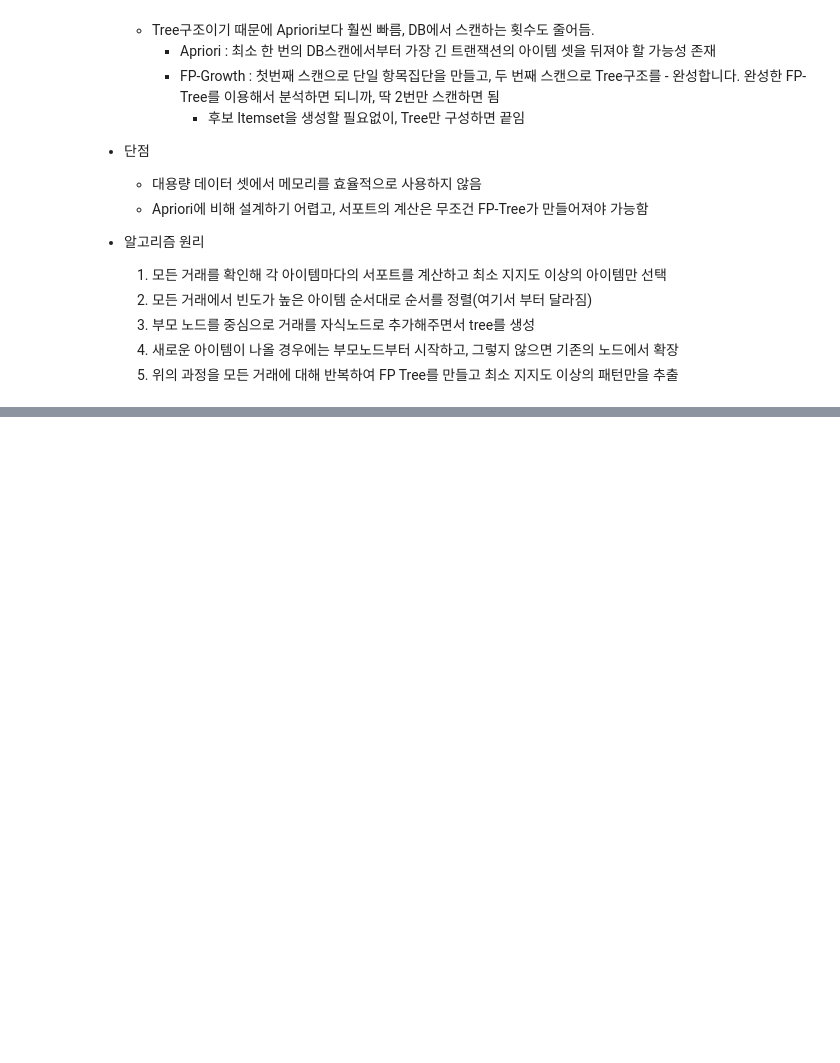
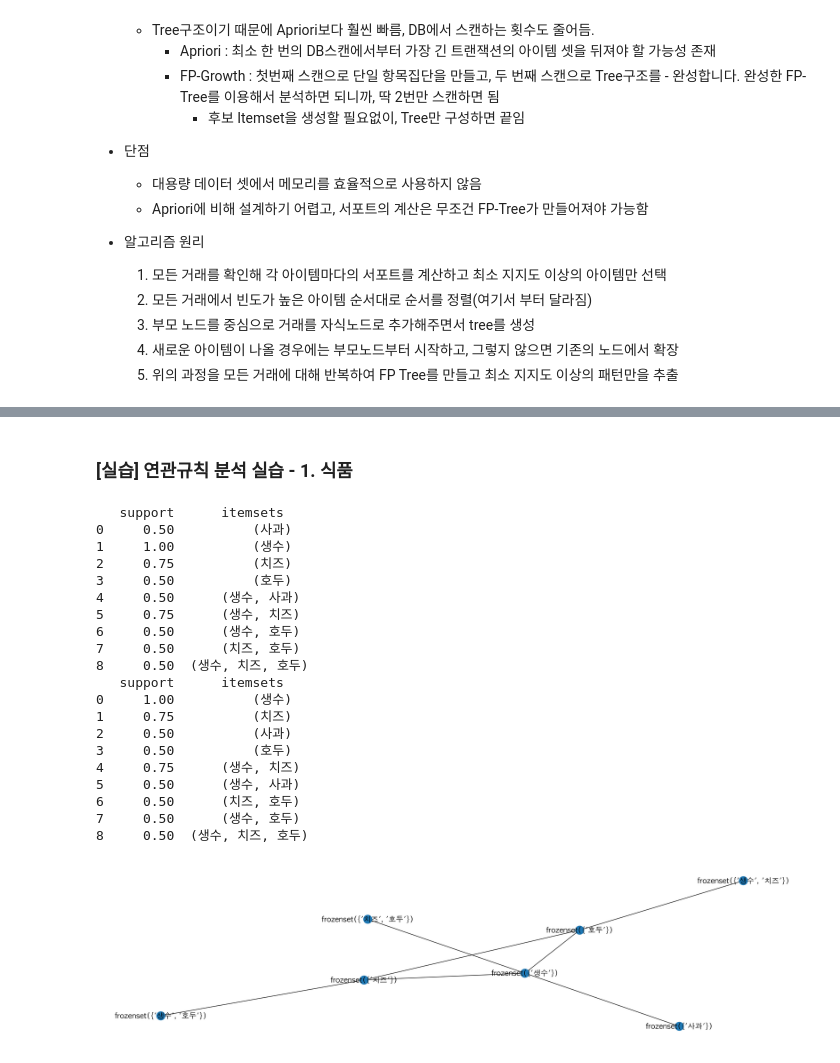
Before and after one commit to rileyko/PythonStudy, a Jupyter notebook: AssociationRule/AssociationRule.ipynb, the cells around one changed output, grey strips where cells are left out. Saved outputs shown, nothing was run; the diff lists cells and outputs as text; code cells hidden in the pictures; blank space fills up the shorter version.

Commit message:
Finish Association Rules

```diff
--- a/AssociationRule/AssociationRule.ipynb
+++ b/AssociationRule/AssociationRule.ipynb
@@ -123,0 +113,78 @@ https://www.notion.so/335e379cca8148b8b11d2a130d219bba?v=f1f8e28d224a4f72986ae5c
+# %% [markdown]
+### [실습] 연관규칙 분석 실습 - 1. 식품
+# %%
+dataset = [
+    ['🍎','🧀','💧'],
+    ['💧', '🥜','🧀','🐟'],
+    ['🍉','🍎','💧'],
+    ['💧','🥜','🧀','🌽']
+]
+dataset = [
+    ['사과','치즈','생수'],
+    ['생수', '호두','치즈','고등어'],
+    ['수박','사과','생수'],
+    ['생수','호두','치즈','옥수수']
+]
+
+from mlxtend.preprocessing import TransactionEncoder
+import pandas as pd
+
+# Transaction 자료형으로 변환
+# X : 전체 품목, y : 거래 아이디 (한장의 영수증)
+te = TransactionEncoder()
+te_ary = te.fit(dataset).transform(dataset)
+
+# DataFrame으로 변환
+df = pd.DataFrame(te_ary, columns = te.columns_)
+
+# Apriori 알고리즘
+from mlxtend.frequent_patterns import apriori
+frequent_itemsets = apriori(df, min_support=0.5, use_colnames=True)
+print(frequent_itemsets) #사과 살 확률 50%, 치즈 & 생수 살 확률 75%
+
+# FP-Growth 알고리즘
+# !pip install --upgrade mlxtend : 오류 날 경우 해당 명령어로 mlxtend를 업그레이드 시켜줌
+from mlxtend.frequent_patterns import fpgrowth
+frequent_itemsets = fpgrowth(df, min_support=0.5, use_colnames=True)
+print(frequent_itemsets)
+
+# confidence > 0.3 (기본값 0.8)
+from mlxtend.frequent_patterns import association_rules
+rules = association_rules(frequent_itemsets, metric="confidence", min_threshold=0.3)
+# print(rules) # antecedents: 조건절, consequents: 결과절
+
+#결과 시각화
+%matplotlib inline
+import matplotlib.pyplot as plt
+from matplotlib import rc
+# 한글폰트 설정
+font = rc('font', family='AppleGothic')
+plt.rcParams['axes.unicode_minus'] = False
+plt.rcParams['figure.dpi'] = 300
+
+import networkx as nx
+ga = nx.from_pandas_edgelist(rules, source='antecedents', target='consequents') #source: 그래프의 안쪽 노드, target: 그래프의 바깥쪽 노드
+plt.figure(figsize=(20,5))
+nx.draw(ga, with_labels=True, font_family= font, font_size=15)
+# %% [output]
+   support      itemsets
+0     0.50          (사과)
+1     1.00          (생수)
+2     0.75          (치즈)
+3     0.50          (호두)
+4     0.50      (생수, 사과)
+5     0.75      (생수, 치즈)
+6     0.50      (생수, 호두)
+7     0.50      (치즈, 호두)
+8     0.50  (생수, 치즈, 호두)
+   support      itemsets
+0     1.00          (생수)
+1     0.75          (치즈)
+2     0.50          (사과)
+3     0.50          (호두)
+4     0.75      (생수, 치즈)
+5     0.50      (생수, 사과)
+6     0.50      (치즈, 호두)
+7     0.50      (생수, 호두)
+8     0.50  (생수, 치즈, 호두)
+[figure, added]
```
Also changed, not shown: parts of 1 cell of this notebook.
